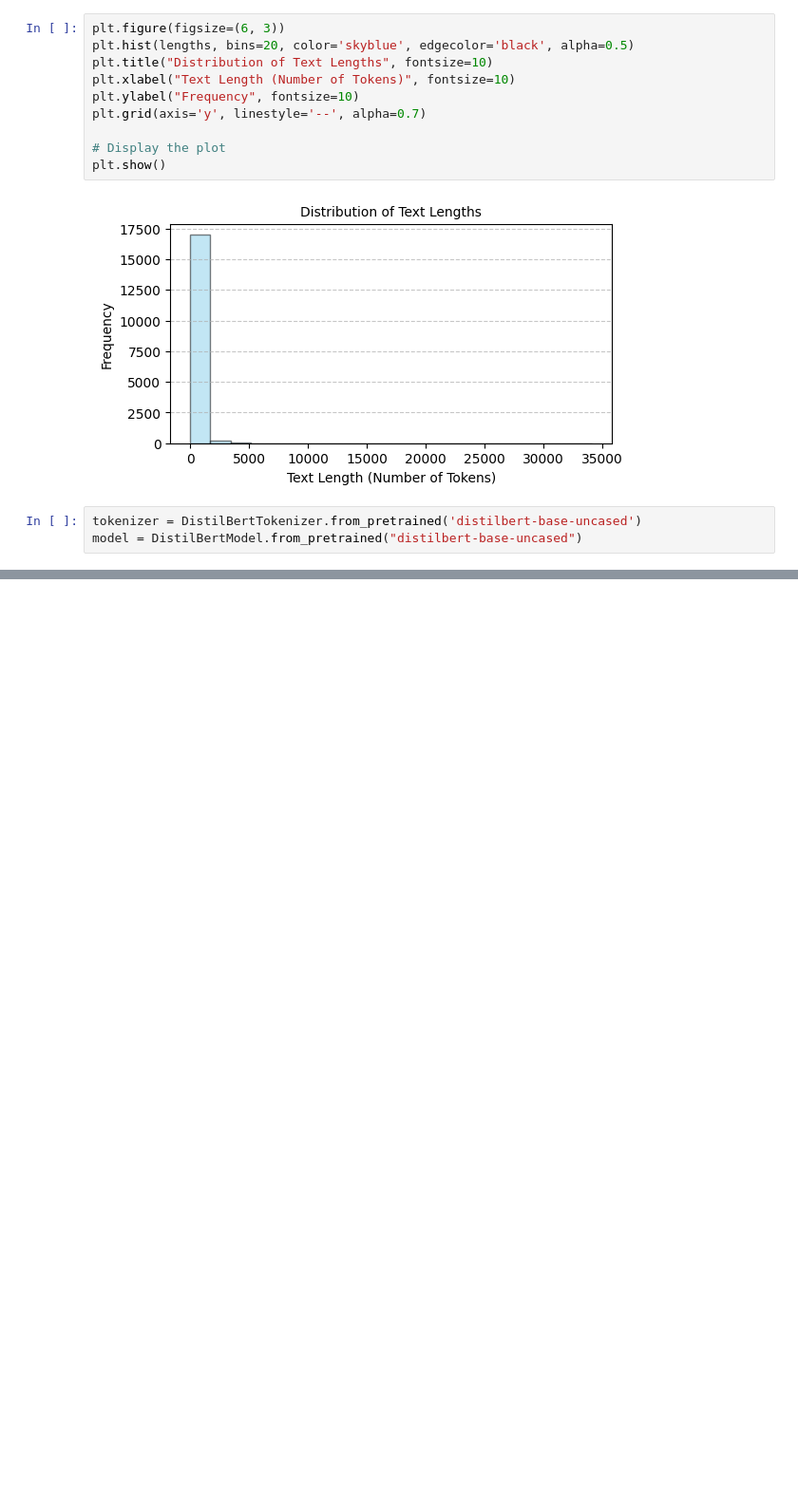
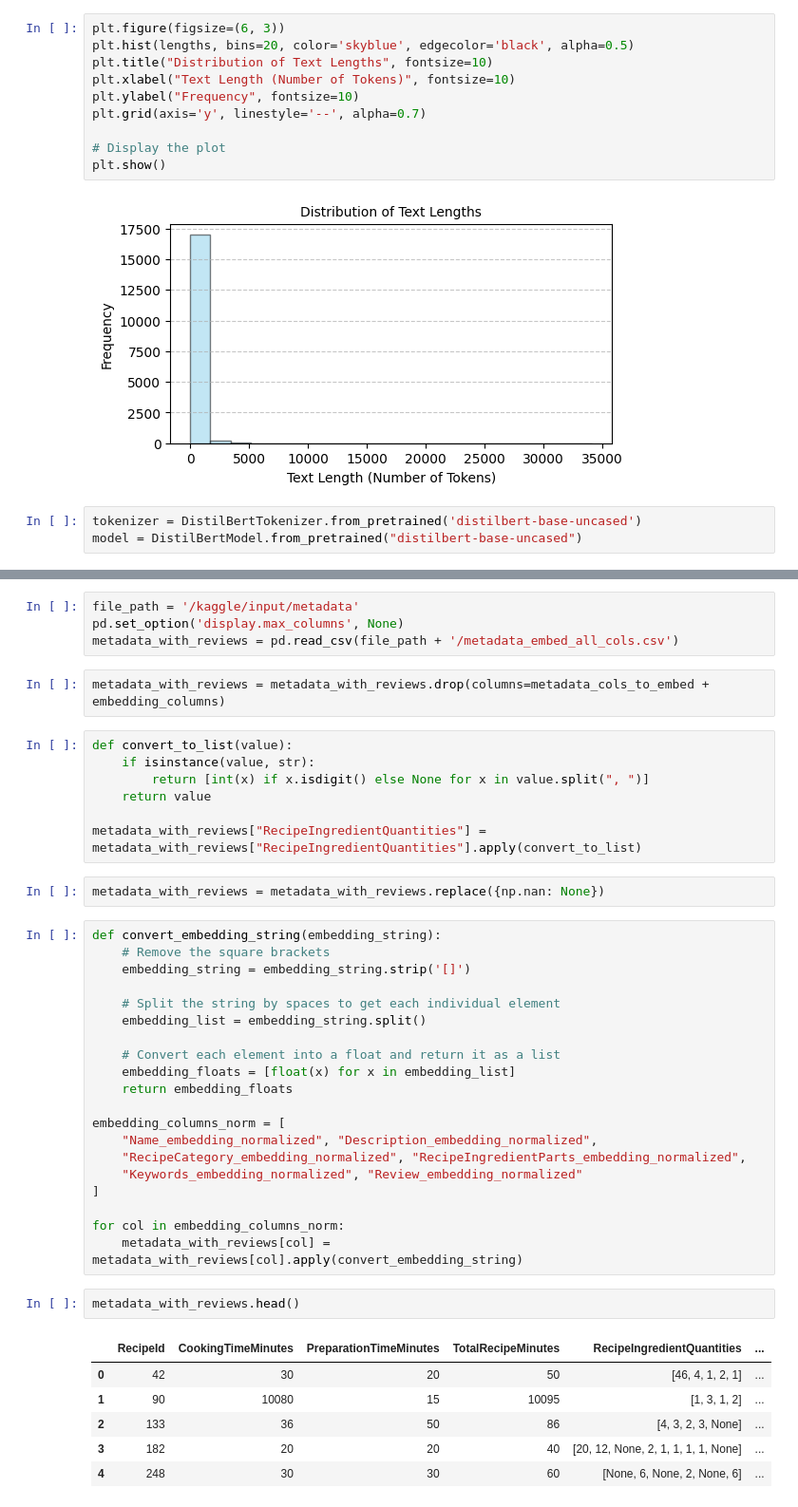
Before and after one commit to TechLabs-Remote-Bootcamp/WS24-MyDailyImpact, a Jupyter notebook: deeplearning/data_preprocessing.ipynb, the cells around one changed output, grey strips where cells are left out. Shown at 95% size. Drawn from its saved outputs; the diff is of its cells as text; blank space fills up the shorter version.

```diff
--- a/deeplearning/data_preprocessing.ipynb
+++ b/deeplearning/data_preprocessing.ipynb
@@ -788,0 +783,44 @@ metadata_for_database
+# %%
+file_path = '/kaggle/input/metadata'
+pd.set_option('display.max_columns', None)
+metadata_with_reviews = pd.read_csv(file_path + '/metadata_embed_all_cols.csv')
+# %%
+metadata_with_reviews = metadata_with_reviews.drop(columns=metadata_cols_to_embed + embedding_columns)
+# %%
+def convert_to_list(value):
+    if isinstance(value, str):
+        return [int(x) if x.isdigit() else None for x in value.split(", ")]
+    return value
+
+metadata_with_reviews["RecipeIngredientQuantities"] = metadata_with_reviews["RecipeIngredientQuantities"].apply(convert_to_list)
+# %%
+metadata_with_reviews = metadata_with_reviews.replace({np.nan: None})
+# %%
+def convert_embedding_string(embedding_string):
+    # Remove the square brackets
+    embedding_string = embedding_string.strip('[]')
+
+    # Split the string by spaces to get each individual element
+    embedding_list = embedding_string.split()
+
+    # Convert each element into a float and return it as a list
+    embedding_floats = [float(x) for x in embedding_list]
+    return embedding_floats
+
+embedding_columns_norm = [
+    "Name_embedding_normalized", "Description_embedding_normalized",
+    "RecipeCategory_embedding_normalized", "RecipeIngredientParts_embedding_normalized",
+    "Keywords_embedding_normalized", "Review_embedding_normalized"
+]
+
+for col in embedding_columns_norm:
+    metadata_with_reviews[col] = metadata_with_reviews[col].apply(convert_embedding_string)
+# %%
+metadata_with_reviews.head()
+# %% [output]
+|  | RecipeId | CookingTimeMinutes | PreparationTimeMinutes | TotalRecipeMinutes | RecipeIngredientQuantities | ... |
+| 0 | 42 | 30 | 20 | 50 | [46, 4, 1, 2, 1] | ... |
+| 1 | 90 | 10080 | 15 | 10095 | [1, 3, 1, 2] | ... |
+| 2 | 133 | 36 | 50 | 86 | [4, 3, 2, 3, None] | ... |
+| 3 | 182 | 20 | 20 | 40 | [20, 12, None, 2, 1, 1, 1, 1, None] | ... |
+| 4 | 248 | 30 | 30 | 60 | [None, 6, None, 2, None, 6] | ... |
```
Also changed, not shown: parts of 21 cells of this notebook.
